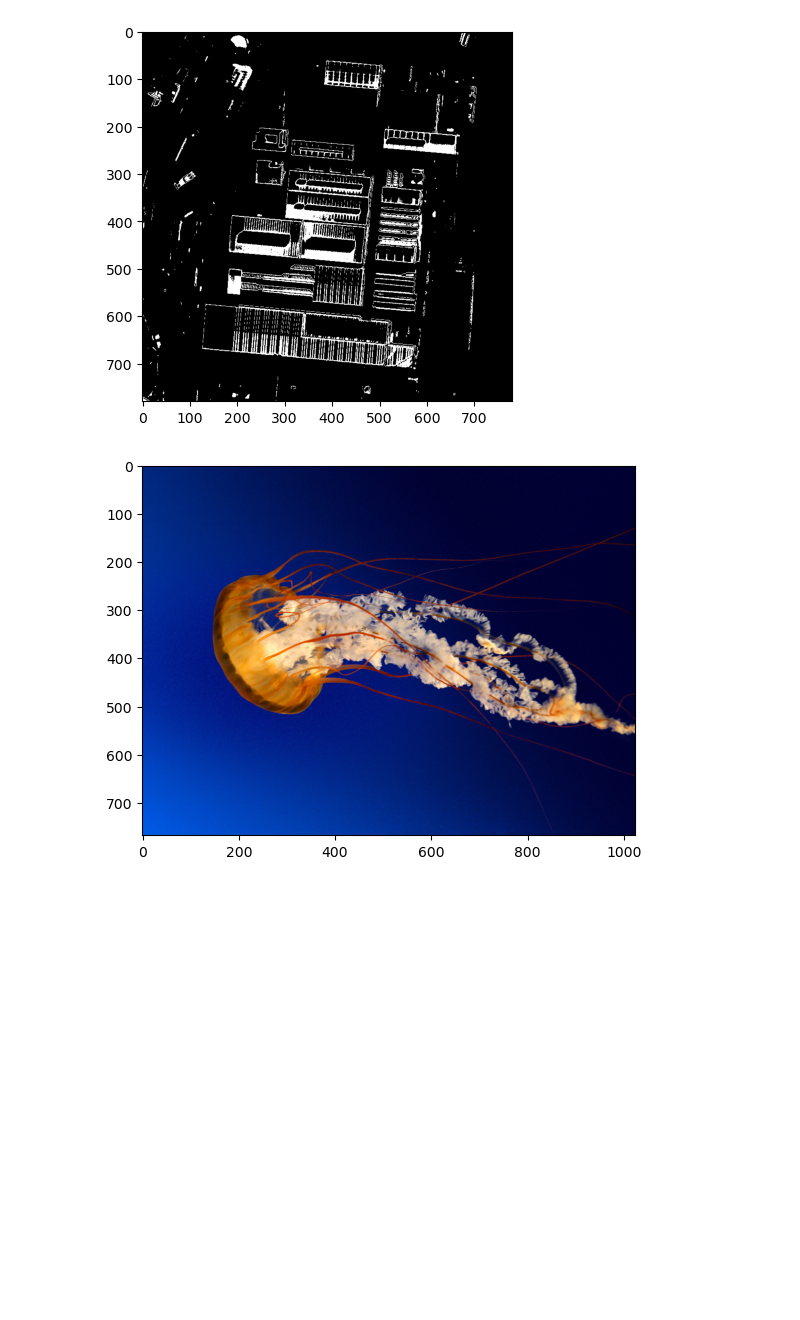
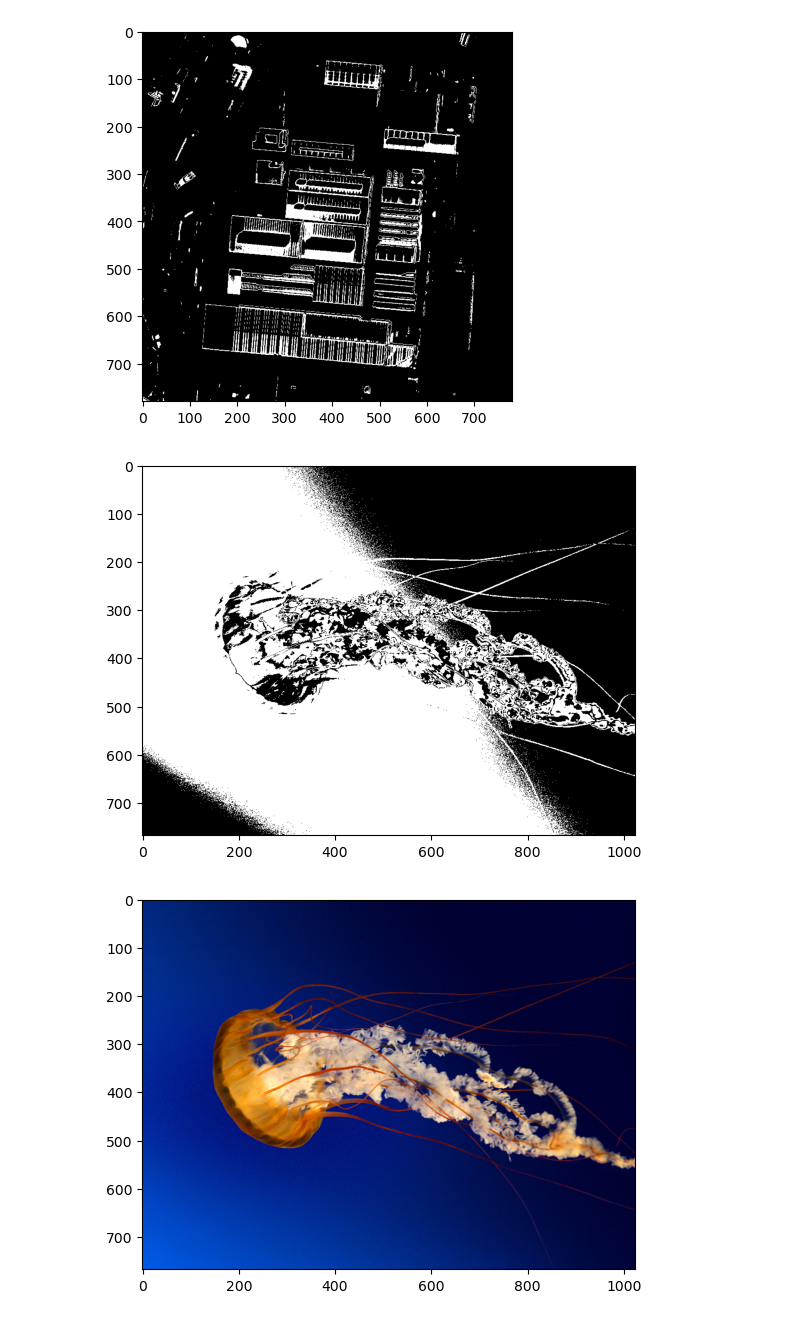
Before and after one commit to slaav1k/RSREU_InfoProcessingDistributionSystems, a Jupyter notebook: LR1/xmlrpc_client.ipynb, the cells around one changed output. Cells and saved outputs as stored; diff of their text form; code cells hidden in the pictures; blank space fills up the shorter version.

```diff
--- a/LR1/xmlrpc_client.ipynb
+++ b/LR1/xmlrpc_client.ipynb
@@ -6,7 +6,7 @@ import xmlrpc.client as xmlrpclib
 import pickle
 import pandas as pd
 
-server = xmlrpclib.ServerProxy("http://localhost:8008")
+server = xmlrpclib.ServerProxy("http://127.0.0.1:8008")
 
 print('Ping:', server.ping())
 
@@ -135,6 +135,15 @@ plt.imshow(img_arr_bin)
 plt.show()
 # %% [output]
 [figure]
+# %%
+img_arr = plt.imread('Jellyfish.jpg') # ~30
+img_arr_bin = make_bin(img_arr, 30)
+
+# Изображение с бинарной маской по порогу
+plt.imshow(img_arr_bin)
+plt.show()
+# %% [output]
+[figure, added]
 # %%
 from PIL import Image
 import matplotlib.pyplot as plt
```
Also changed, not shown: parts of 3 cells of this notebook, 2 other files.
